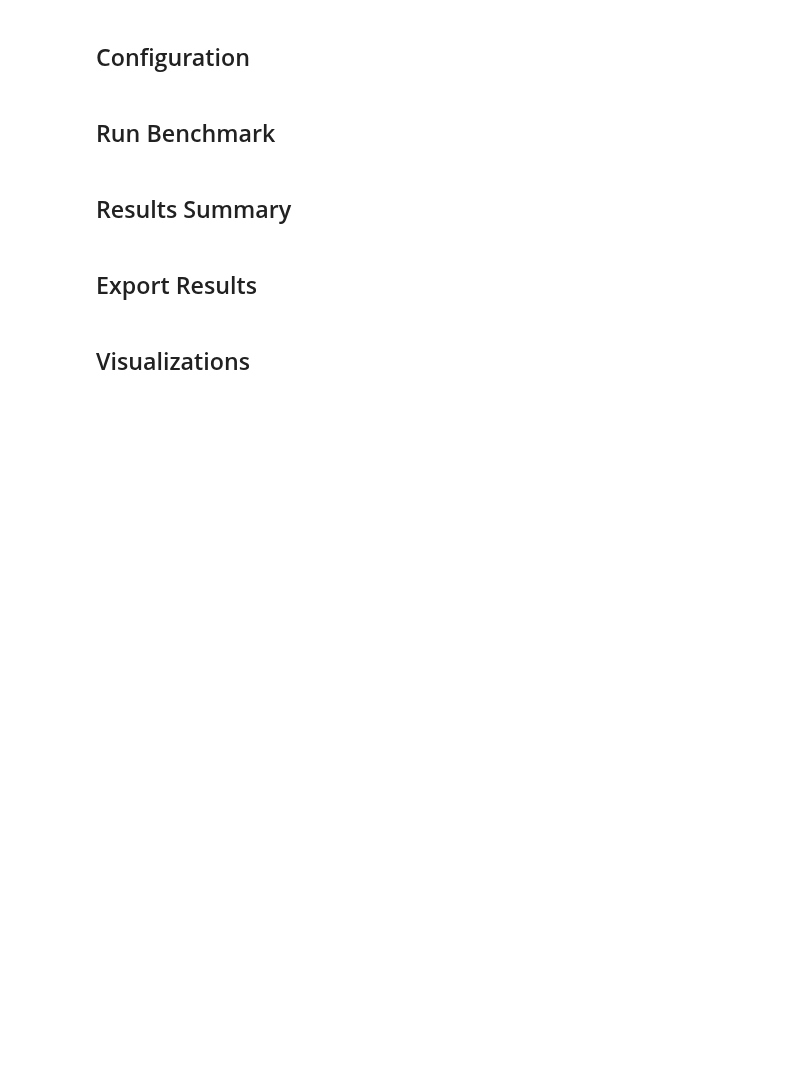
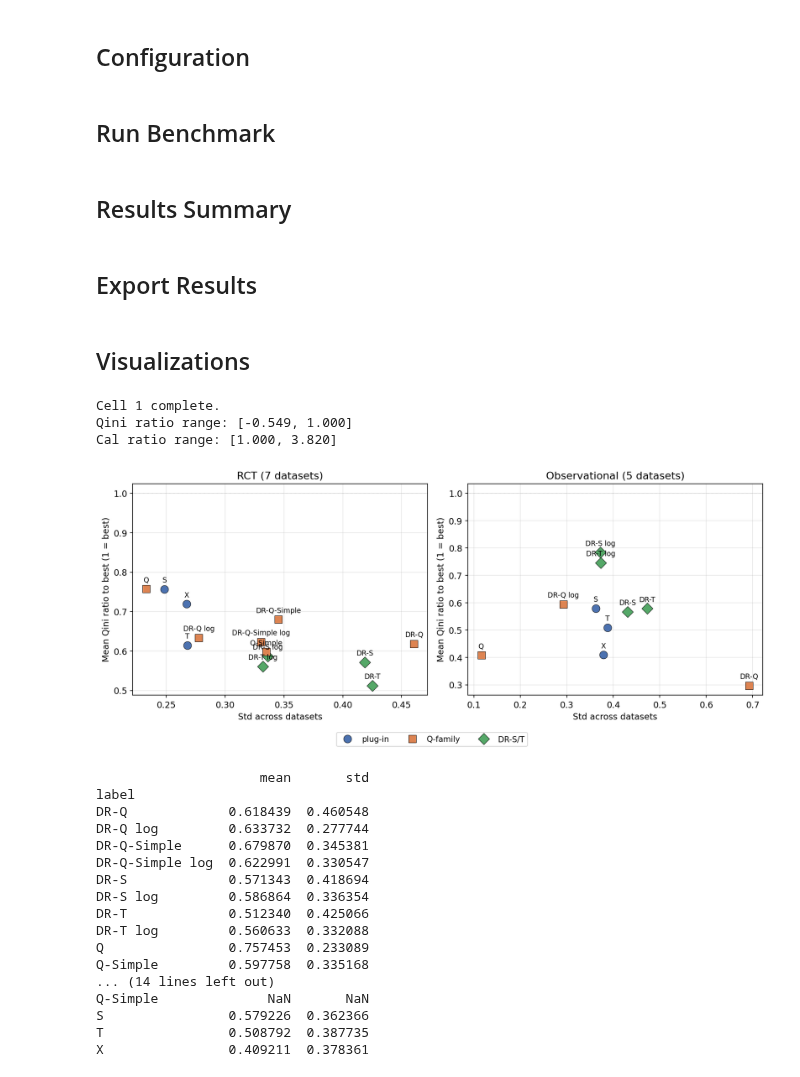
Before and after one commit to michaelfuchs90/ratiobasedcate, a Jupyter notebook: Benchmark.ipynb, the cells around one changed output. Drawn from its saved outputs; the diff is of its cells as text; code cells hidden in the pictures; blank space fills up the shorter version.

```diff
--- a/Benchmark.ipynb
+++ b/Benchmark.ipynb
@@ -191,7 +190,7 @@ PLOT_LEARNERS = {
 BASE_LEARNERS = {k.replace('_cal', ''): v for k, v in PLOT_LEARNERS.items()}
 
 LEARNER_ORDER = [
-    'S', 'T', 'Q', 'Q', 'X',
+    'S', 'T', 'Q', 'Q-Simple', 'X',
     'DR-Q', 'DR-Q log', 'DR-Q-Simple', 'DR-Q-Simple log',
     'DR-T', 'DR-T log', 'DR-S', 'DR-S log',
 ]
@@ -246,23 +245,23 @@ for base_key, label in BASE_LEARNERS.items():
 cal_matrix = pd.DataFrame(cal_rows).pivot(index='label', columns='dataset',
                                            values='cal_error')
 
-# --- Gap to best: Qini (all <= 0, 0 = best ranker on that dataset) ---
+# --- Ratio to best: Qini (<= 1, 1 = best ranker; signed, can be negative) ---
 dataset_best_qini = qini_matrix.max(axis=0)
-qini_gap = qini_matrix.subtract(dataset_best_qini, axis=1)
+qini_ratio = qini_matrix.divide(dataset_best_qini, axis=1)
 
-# --- Gap to best: CalError (all >= 0, 0 = best calibrated on that dataset) ---
+# --- Ratio to best: CalError (>= 1, 1 = best calibrated on that dataset) ---
 dataset_best_cal = cal_matrix.min(axis=0)
-cal_gap = cal_matrix.subtract(dataset_best_cal, axis=1)
+cal_ratio = cal_matrix.divide(dataset_best_cal, axis=1)
 
 # --- Helper: summary stats ---
 def learner_summary(matrix, datasets):
     sub = matrix.reindex(columns=datasets).dropna(axis=1, how='all')
     return pd.DataFrame({'mean': sub.mean(axis=1), 'std': sub.std(axis=1)})
 
-rct_qini_gap_summary = learner_summary(qini_gap, RCT_ALL)
-obs_qini_gap_summary = learner_summary(qini_gap, OBS_DATASETS)
-rct_cal_gap_summary  = learner_summary(cal_gap, RCT_ALL)
-obs_cal_gap_summary  = learner_summary(cal_gap, OBS_DATASETS)
+rct_qini_ratio_summary = learner_summary(qini_ratio, RCT_ALL)
+obs_qini_ratio_summary = learner_summary(qini_ratio, OBS_DATASETS)
+rct_cal_ratio_summary  = learner_summary(cal_ratio, RCT_ALL)
+obs_cal_ratio_summary  = learner_summary(cal_ratio, OBS_DATASETS)
 
 # --- Helper: scatter plot ---
 from adjustText import adjust_text
@@ -275,9 +274,9 @@ def scatter_panel(ax, summary, title, ylabel):
                    s=100, zorder=5, edgecolors='black', linewidth=0.5)
         ax.annotate(label, (row['std'], row['mean']),
                     textcoords="offset points",
-                    xytext=(0, 7),      # 7pt nach oben – reicht um über dem Marker zu sein
+                    xytext=(0, 7),
                     fontsize=9,
-                    ha='center', va='bottom')
+                    ha='center', va='bottom', zorder=6)
     ax.set_xlabel(r'Std across datasets')
     ax.set_ylabel(ylabel)
     ax.set_title(title)
@@ -286,32 +285,57 @@ def scatter_panel(ax, summary, title, ylabel):
 
 
 print("Cell 1 complete.")
-print(f"Qini gap range: [{qini_gap.min().min():.3f}, {qini_gap.max().max():.3f}]")
-print(f"Cal gap range: [{cal_gap.min().min():.3f}, {cal_gap.max().max():.3f}]")
+print(f"Qini ratio range: [{qini_ratio.min().min():.3f}, {qini_ratio.max().max():.3f}]")
+print(f"Cal ratio range: [{cal_ratio.min().min():.3f}, {cal_ratio.max().max():.3f}]")
+# %% [output]
+Cell 1 complete.
+Qini ratio range: [-0.549, 1.000]
+Cal ratio range: [1.000, 3.820]
 # %%
 fig, (ax1, ax2) = plt.subplots(1, 2, figsize=(12, 5))
 
-scatter_panel(ax1, rct_qini_gap_summary,
+scatter_panel(ax1, rct_qini_ratio_summary,
               f'RCT ({len(RCT_ALL)} datasets)',
-              'Mean Qini gap to best (0 = best)')
-scatter_panel(ax2, obs_qini_gap_summary,
+              'Mean Qini ratio to best (1 = best)')
+scatter_panel(ax2, obs_qini_ratio_summary,
               f'Observational ({len(OBS_DATASETS)} datasets)',
-              'Mean Qini gap to best (0 = best)')
+              'Mean Qini ratio to best (1 = best)')
 
-# Reference line at 0
+# Reference line at 1
 for ax in [ax1, ax2]:
-    ax.axhline(0, color='gray', linewidth=0.5, linestyle=':', alpha=0.5)
+    ax.axhline(1, color='gray', linewidth=0.5, linestyle=':', alpha=0.5)
 
 legend_elements = [
     Line2D([0], [0], marker=FAMILY_MARKERS[f], color='w',
            markerfacecolor=FAMILY_COLORS[f], markersize=10,
            markeredgecolor='black', markeredgewidth=0.5, label=f)
     for f in FAMILY_COLORS
 ]
 fig.legend(handles=legend_elements, loc='lower center', ncol=3,
            fontsize=10, bbox_to_anchor=(0.5, -0.02))
 
 fig.tight_layout(rect=[0, 0.05, 1, 1])
 plt.savefig('fig_qini_gap.png', dpi=300, bbox_inches='tight')
 plt.show()
+print(rct_qini_ratio_summary)
+print(obs_qini_ratio_summary)
+# %% [output]
+[figure, added]
+                     mean       std
+label
+DR-Q             0.618439  0.460548
+DR-Q log         0.633732  0.277744
+DR-Q-Simple      0.679870  0.345381
+DR-Q-Simple log  0.622991  0.330547
+DR-S             0.571343  0.418694
+DR-S log         0.586864  0.336354
+DR-T             0.512340  0.425066
+DR-T log         0.560633  0.332088
+Q                0.757453  0.233089
+Q-Simple         0.597758  0.335168
+... (14 lines left out)
+Q-Simple              NaN       NaN
+S                0.579226  0.362366
+T                0.508792  0.387735
+X                0.409211  0.378361
 # %%
```
Also changed, not shown: parts of 4 cells of this notebook, 6 other files.
